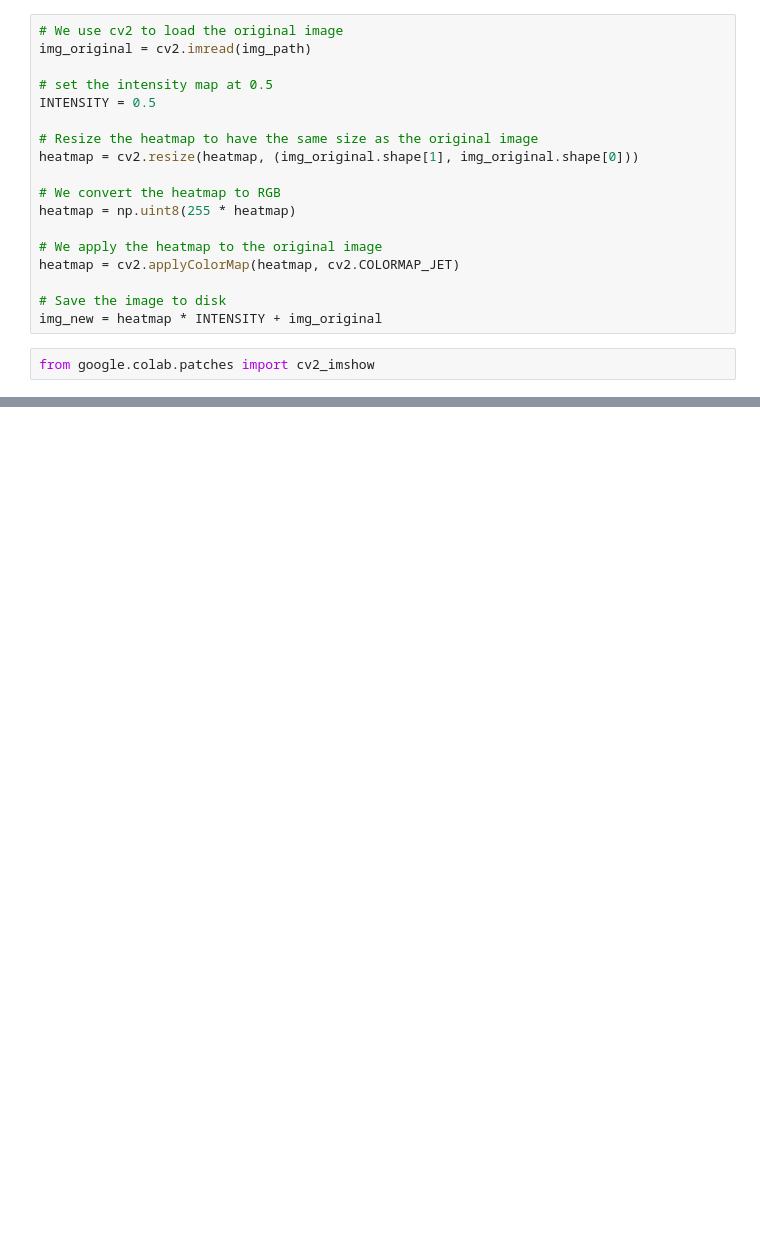
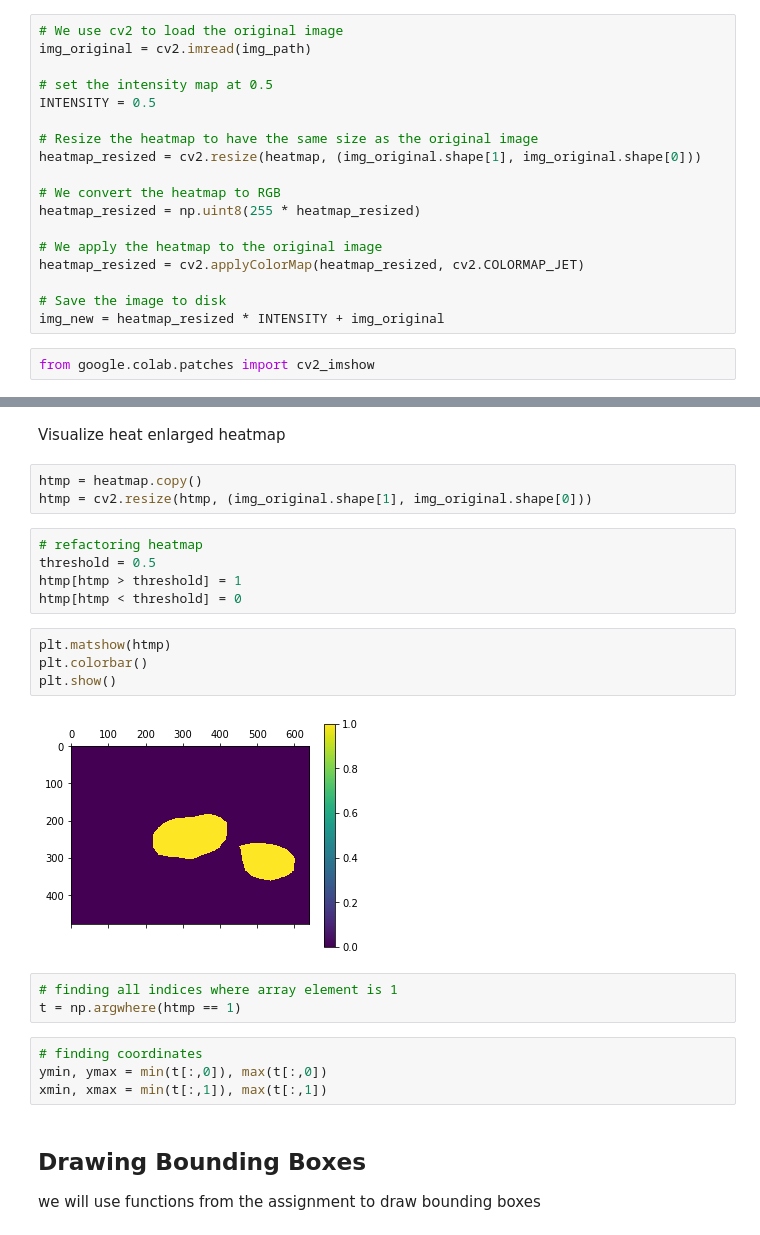
Before and after one commit to taimur1871/image_heatmaps, a Jupyter notebook: heat_map_obj_detection.ipynb, the cells around one changed output, grey strips where cells are left out. Cells and saved outputs as stored; diff of their text form; blank space fills up the shorter version.

```diff
--- a/heat_map_obj_detection.ipynb
+++ b/heat_map_obj_detection.ipynb
@@ -124,15 +120,15 @@ img_original = cv2.imread(img_path)
 INTENSITY = 0.5
 
 # Resize the heatmap to have the same size as the original image
-heatmap = cv2.resize(heatmap, (img_original.shape[1], img_original.shape[0]))
+heatmap_resized = cv2.resize(heatmap, (img_original.shape[1], img_original.shape[0]))
 
 # We convert the heatmap to RGB
-heatmap = np.uint8(255 * heatmap)
+heatmap_resized = np.uint8(255 * heatmap_resized)
 
 # We apply the heatmap to the original image
-heatmap = cv2.applyColorMap(heatmap, cv2.COLORMAP_JET)
+heatmap_resized = cv2.applyColorMap(heatmap_resized, cv2.COLORMAP_JET)
 
 # Save the image to disk
-img_new = heatmap * INTENSITY + img_original
+img_new = heatmap_resized * INTENSITY + img_original
 # %%
 from google.colab.patches import cv2_imshow
@@ -144,0 +143,27 @@ cv2_imshow(img_new)
+# %% [markdown]
+Visualize heat enlarged heatmap
+# %%
+htmp = heatmap.copy()
+htmp = cv2.resize(htmp, (img_original.shape[1], img_original.shape[0]))
+# %%
+# refactoring heatmap
+threshold = 0.5
+htmp[htmp > threshold] = 1
+htmp[htmp < threshold] = 0
+# %%
+plt.matshow(htmp)
+plt.colorbar()
+plt.show()
+# %% [output]
+[figure, added]
+# %%
+# finding all indices where array element is 1
+t = np.argwhere(htmp == 1)
+# %%
+# finding coordinates
+ymin, ymax = min(t[:,0]), max(t[:,0])
+xmin, xmax = min(t[:,1]), max(t[:,1])
+# %% [markdown]
+## Drawing Bounding Boxes
+
+we will use functions from the assignment to draw bounding boxes
```
Also changed, not shown: parts of 13 cells of this notebook.
